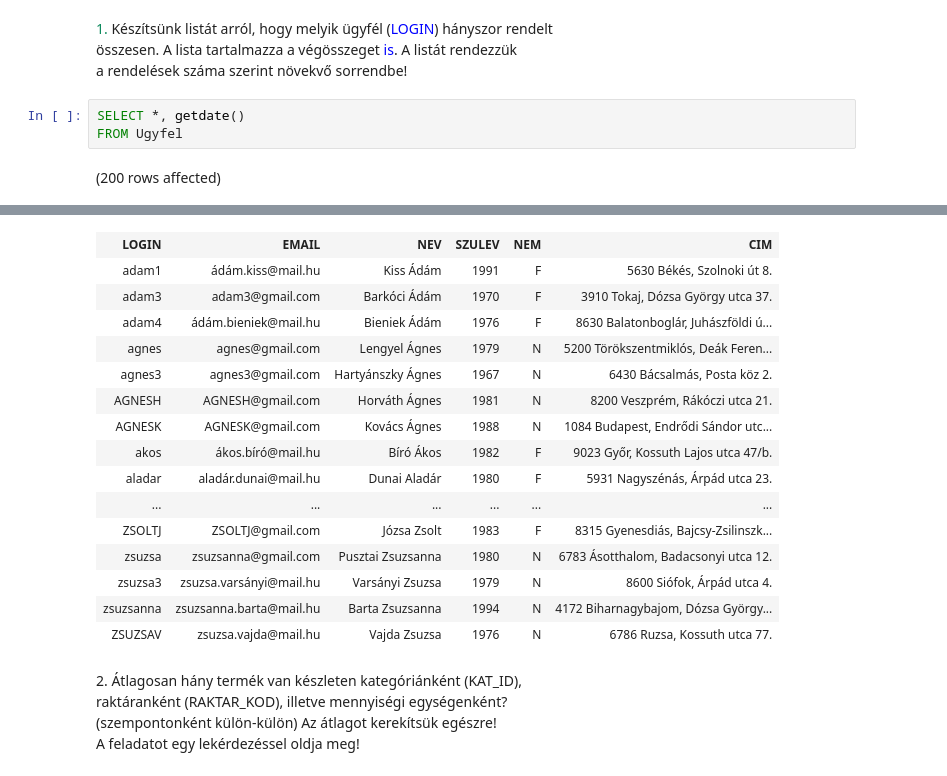
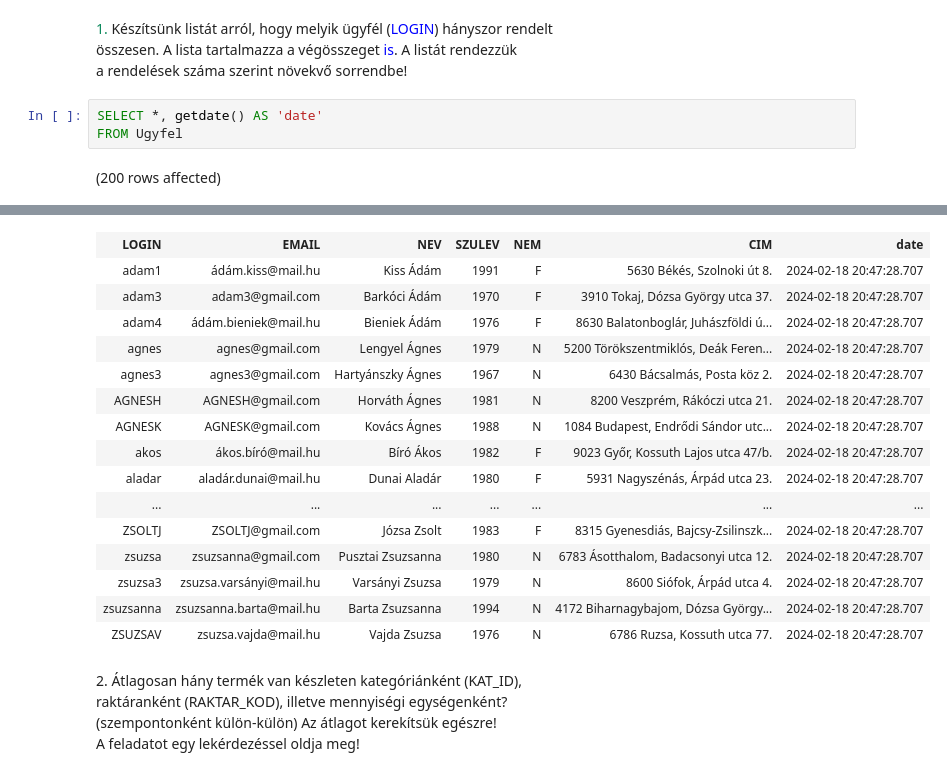
Before and after one commit to gmolnar285/sql2, a Jupyter notebook: korsz_adatbgyak02.ipynb, the cells around one changed output, grey strips where cells are left out. Drawn from its saved outputs; the diff is of its cells as text.

```diff
--- a/korsz_adatbgyak02.ipynb
+++ b/korsz_adatbgyak02.ipynb
@@ -3,7 +3,7 @@
 összesen. A lista tartalmazza a végösszeget <span style="color: rgb(0, 0, 255);">is</span>. A listát rendezzük
 a rendelések száma szerint növekvő sorrendbe!
 # %%
-SELECT *, getdate()
+SELECT *, getdate() AS 'date'
 FROM Ugyfel
 # %% [output]
 (200 rows affected)
@@ -11,19 +11,19 @@ Total execution time: 00:00:00.090
-| LOGIN | EMAIL | NEV | SZULEV | NEM | CIM |
-| adam1 | ádám.kiss@mail.hu | Kiss Ádám | 1991 | F | 5630 Békés, Szolnoki út 8. |
-| adam3 | adam3@gmail.com | Barkóci Ádám | 1970 | F | 3910 Tokaj, Dózsa György utca 37. |
-| adam4 | ádám.bieniek@mail.hu | Bieniek Ádám | 1976 | F | 8630 Balatonboglár, Juhászföldi ú... |
-| agnes | agnes@gmail.com | Lengyel Ágnes | 1979 | N | 5200 Törökszentmiklós, Deák Feren... |
-| agnes3 | agnes3@gmail.com | Hartyánszky Ágnes | 1967 | N | 6430 Bácsalmás, Posta köz 2. |
-| AGNESH | AGNESH@gmail.com | Horváth Ágnes | 1981 | N | 8200 Veszprém, Rákóczi utca 21. |
-| AGNESK | AGNESK@gmail.com | Kovács Ágnes | 1988 | N | 1084 Budapest, Endrődi Sándor utc... |
-| akos | ákos.bíró@mail.hu | Bíró Ákos | 1982 | F | 9023 Győr, Kossuth Lajos utca 47/b. |
-| aladar | aladár.dunai@mail.hu | Dunai Aladár | 1980 | F | 5931 Nagyszénás, Árpád utca 23. |
-| ... | ... | ... | ... | ... | ... |
-| ZSOLTJ | ZSOLTJ@gmail.com | Józsa Zsolt | 1983 | F | 8315 Gyenesdiás, Bajcsy-Zsilinszk... |
-| zsuzsa | zsuzsanna@gmail.com | Pusztai Zsuzsanna | 1980 | N | 6783 Ásotthalom, Badacsonyi utca 12. |
-| zsuzsa3 | zsuzsa.varsányi@mail.hu | Varsányi Zsuzsa | 1979 | N | 8600 Siófok, Árpád utca 4. |
-| zsuzsanna | zsuzsanna.barta@mail.hu | Barta Zsuzsanna | 1994 | N | 4172 Biharnagybajom, Dózsa György... |
-| ZSUZSAV | zsuzsa.vajda@mail.hu | Vajda Zsuzsa | 1976 | N | 6786 Ruzsa, Kossuth utca 77. |
+| LOGIN | EMAIL | NEV | SZULEV | NEM | CIM | date |
+| adam1 | ádám.kiss@mail.hu | Kiss Ádám | 1991 | F | 5630 Békés, Szolnoki út 8. | 2024-02-18 20:47:28.707 |
+| adam3 | adam3@gmail.com | Barkóci Ádám | 1970 | F | 3910 Tokaj, Dózsa György utca 37. | 2024-02-18 20:47:28.707 |
+| adam4 | ádám.bieniek@mail.hu | Bieniek Ádám | 1976 | F | 8630 Balatonboglár, Juhászföldi ú... | 2024-02-18 20:47:28.707 |
+| agnes | agnes@gmail.com | Lengyel Ágnes | 1979 | N | 5200 Törökszentmiklós, Deák Feren... | 2024-02-18 20:47:28.707 |
+| agnes3 | agnes3@gmail.com | Hartyánszky Ágnes | 1967 | N | 6430 Bácsalmás, Posta köz 2. | 2024-02-18 20:47:28.707 |
+| AGNESH | AGNESH@gmail.com | Horváth Ágnes | 1981 | N | 8200 Veszprém, Rákóczi utca 21. | 2024-02-18 20:47:28.707 |
+| AGNESK | AGNESK@gmail.com | Kovács Ágnes | 1988 | N | 1084 Budapest, Endrődi Sándor utc... | 2024-02-18 20:47:28.707 |
+| akos | ákos.bíró@mail.hu | Bíró Ákos | 1982 | F | 9023 Győr, Kossuth Lajos utca 47/b. | 2024-02-18 20:47:28.707 |
+| aladar | aladár.dunai@mail.hu | Dunai Aladár | 1980 | F | 5931 Nagyszénás, Árpád utca 23. | 2024-02-18 20:47:28.707 |
+| ... | ... | ... | ... | ... | ... | ... |
+| ZSOLTJ | ZSOLTJ@gmail.com | Józsa Zsolt | 1983 | F | 8315 Gyenesdiás, Bajcsy-Zsilinszk... | 2024-02-18 20:47:28.707 |
+| zsuzsa | zsuzsanna@gmail.com | Pusztai Zsuzsanna | 1980 | N | 6783 Ásotthalom, Badacsonyi utca 12. | 2024-02-18 20:47:28.707 |
+| zsuzsa3 | zsuzsa.varsányi@mail.hu | Varsányi Zsuzsa | 1979 | N | 8600 Siófok, Árpád utca 4. | 2024-02-18 20:47:28.707 |
+| zsuzsanna | zsuzsanna.barta@mail.hu | Barta Zsuzsanna | 1994 | N | 4172 Biharnagybajom, Dózsa György... | 2024-02-18 20:47:28.707 |
+| ZSUZSAV | zsuzsa.vajda@mail.hu | Vajda Zsuzsa | 1976 | N | 6786 Ruzsa, Kossuth utca 77. | 2024-02-18 20:47:28.707 |
 # %% [markdown]
 2\. Átlagosan hány termék van készleten kategóriánként (KAT\_ID),
 raktáranként (RAKTAR\_KOD), illetve mennyiségi egységenként?
```
Also changed, not shown: parts of 1 cell of this notebook.
